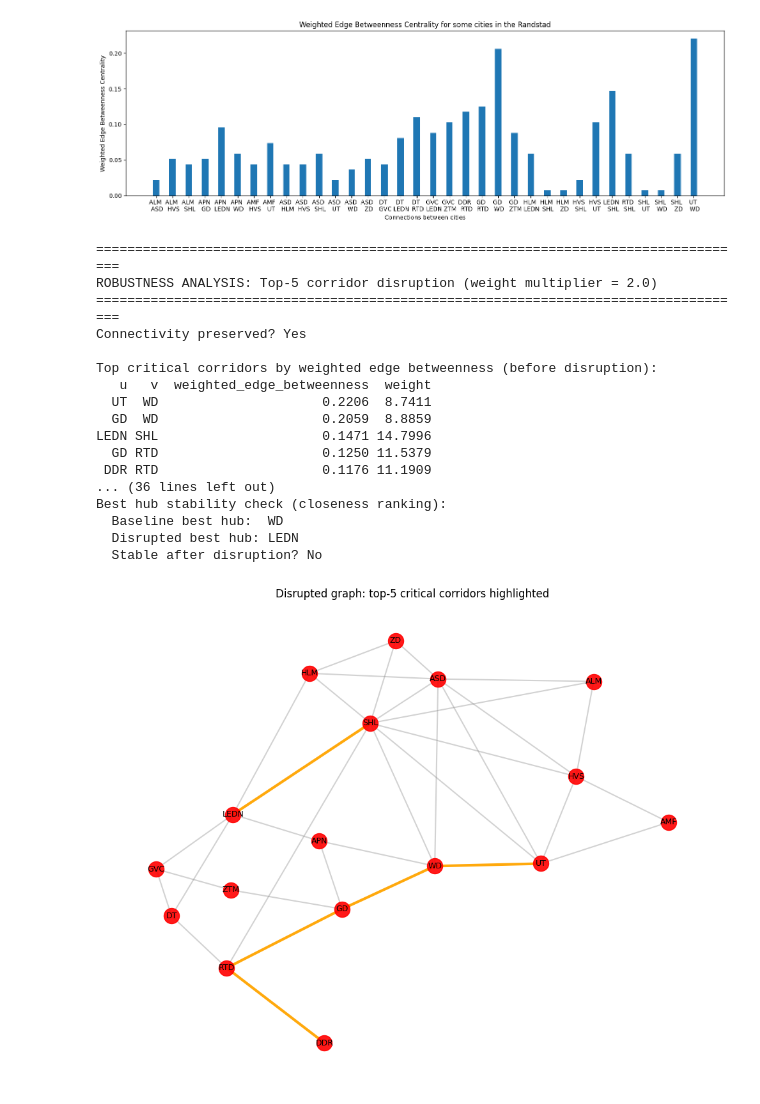
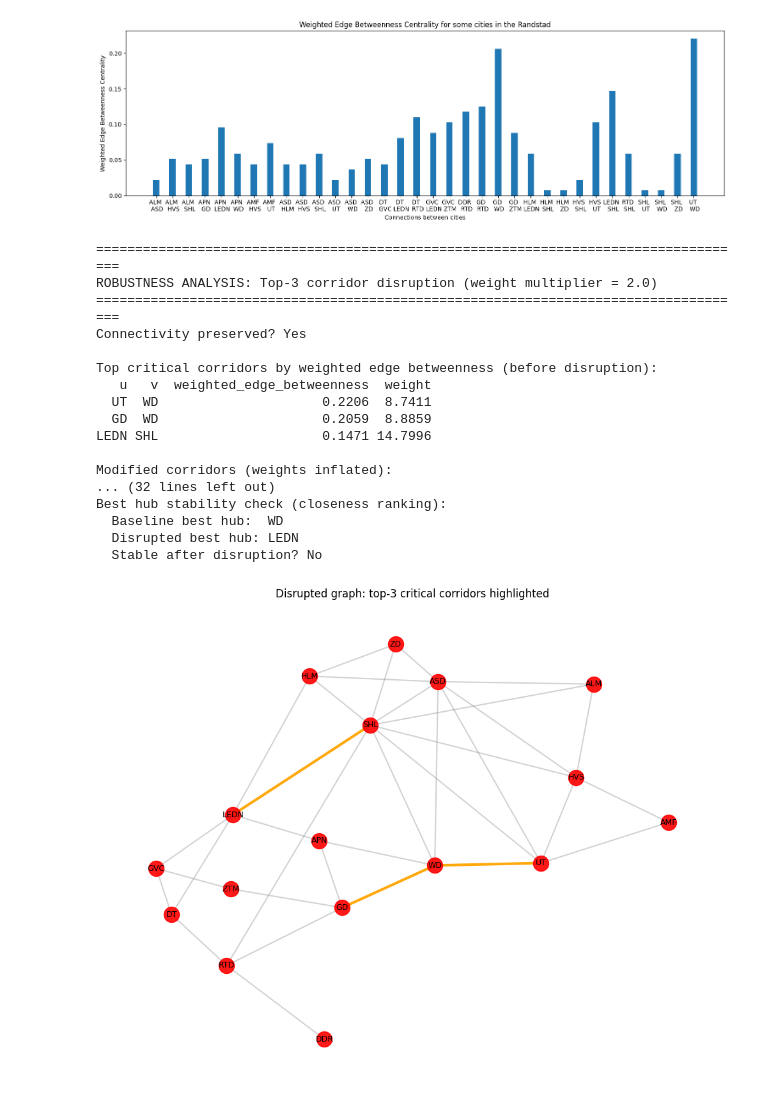
Before and after one commit to EVO5055/SEN124A-Project, a Jupyter notebook: Network.ipynb, the cells around one changed output. Drawn from its saved outputs; the diff is of its cells as text; code cells hidden in the pictures.

Commit message:
Update robustness analysis: exclude leaf edges, set k=3

```diff
--- a/Network.ipynb
+++ b/Network.ipynb
@@ -273,7 +273,7 @@ def apply_edge_disruption(base_graph, ranked_edges_df, k=5, factor=2.0):
 # -------------------------------------------------------------
 # Scenario parameters (as specified)
 # -------------------------------------------------------------
-k = 5
+k = 3
 factor = 2.0
 
 # 1-2) Compute weighted edge betweenness and rank critical corridors
@@ -421,35 +421,35 @@ nx.draw_networkx_edges(
     G_disrupted, pos, edgelist=normal_edges, alpha=0.35, width=1.5, edge_color="gray"
 )
 nx.draw_networkx_edges(
     G_disrupted, pos, edgelist=highlight_edges, alpha=0.95, width=3.0, edge_color="orange"
 )
 plt.title(f"Disrupted graph: top-{k} critical corridors highlighted")
 plt.axis("off")
 plt.tight_layout()
 plt.show()
 
 # Keep key outputs available for later cells
 part3_ranked_edges_df = ranked_edges_df
 part3_selected_critical_edges = selected_critical_edges
 part3_modified_edges = modified_edges
 part3_comparison_df = comparison_df
 part3_G_disrupted = G_disrupted
 # %% [output]
 ====================================================================================
-ROBUSTNESS ANALYSIS: Top-5 corridor disruption (weight multiplier = 2.0)
+ROBUSTNESS ANALYSIS: Top-3 corridor disruption (weight multiplier = 2.0)
 ====================================================================================
 Connectivity preserved? Yes
 
 Top critical corridors by weighted edge betweenness (before disruption):
    u   v  weighted_edge_betweenness  weight
   UT  WD                     0.2206  8.7411
   GD  WD                     0.2059  8.8859
 LEDN SHL                     0.1471 14.7996
-  GD RTD                     0.1250 11.5379
- DDR RTD                     0.1176 11.1909
-... (36 lines left out)
+
+Modified corridors (weights inflated):
+... (32 lines left out)
 Best hub stability check (closeness ranking):
   Baseline best hub:  WD
   Disrupted best hub: LEDN
   Stable after disruption? No
-[figure, old version]
+[figure, new version]
```
